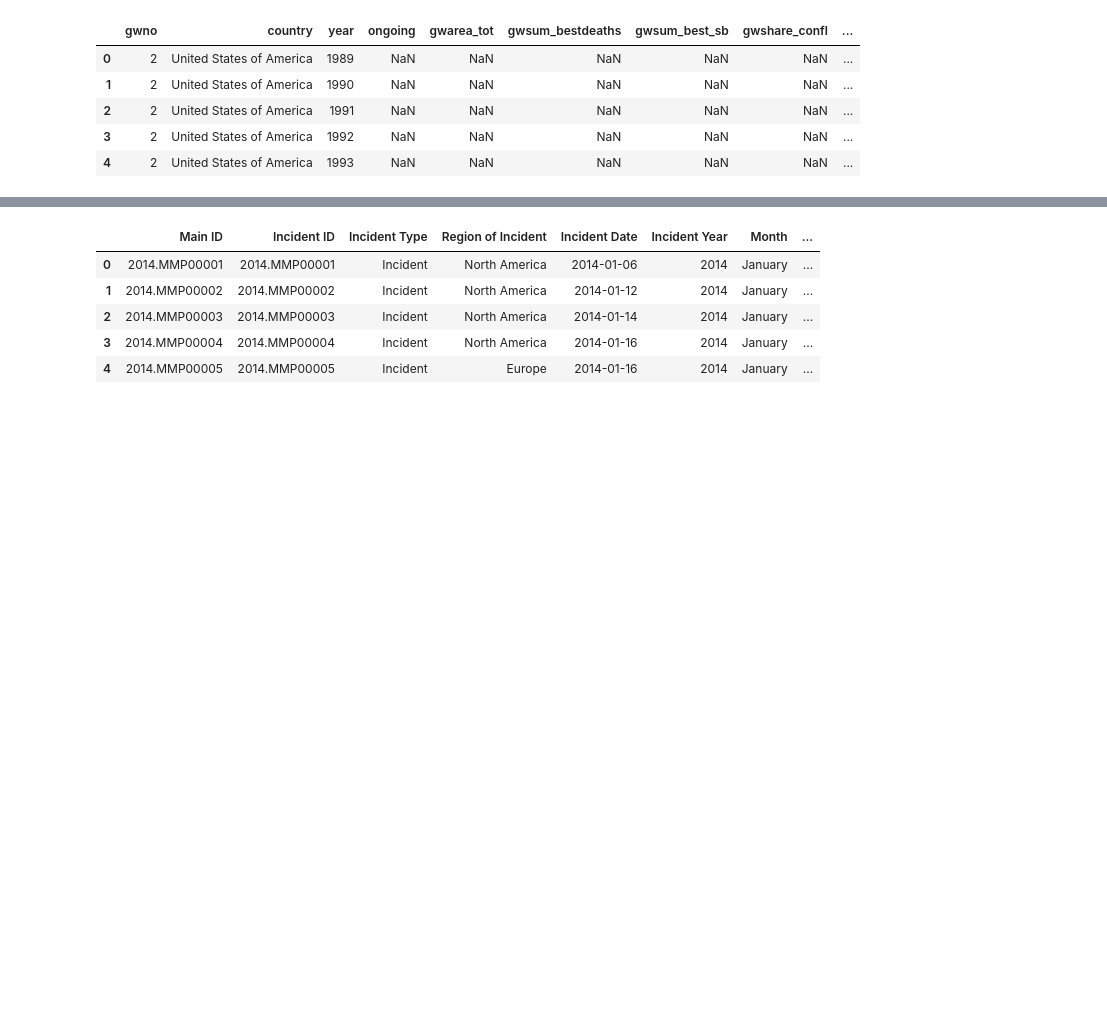
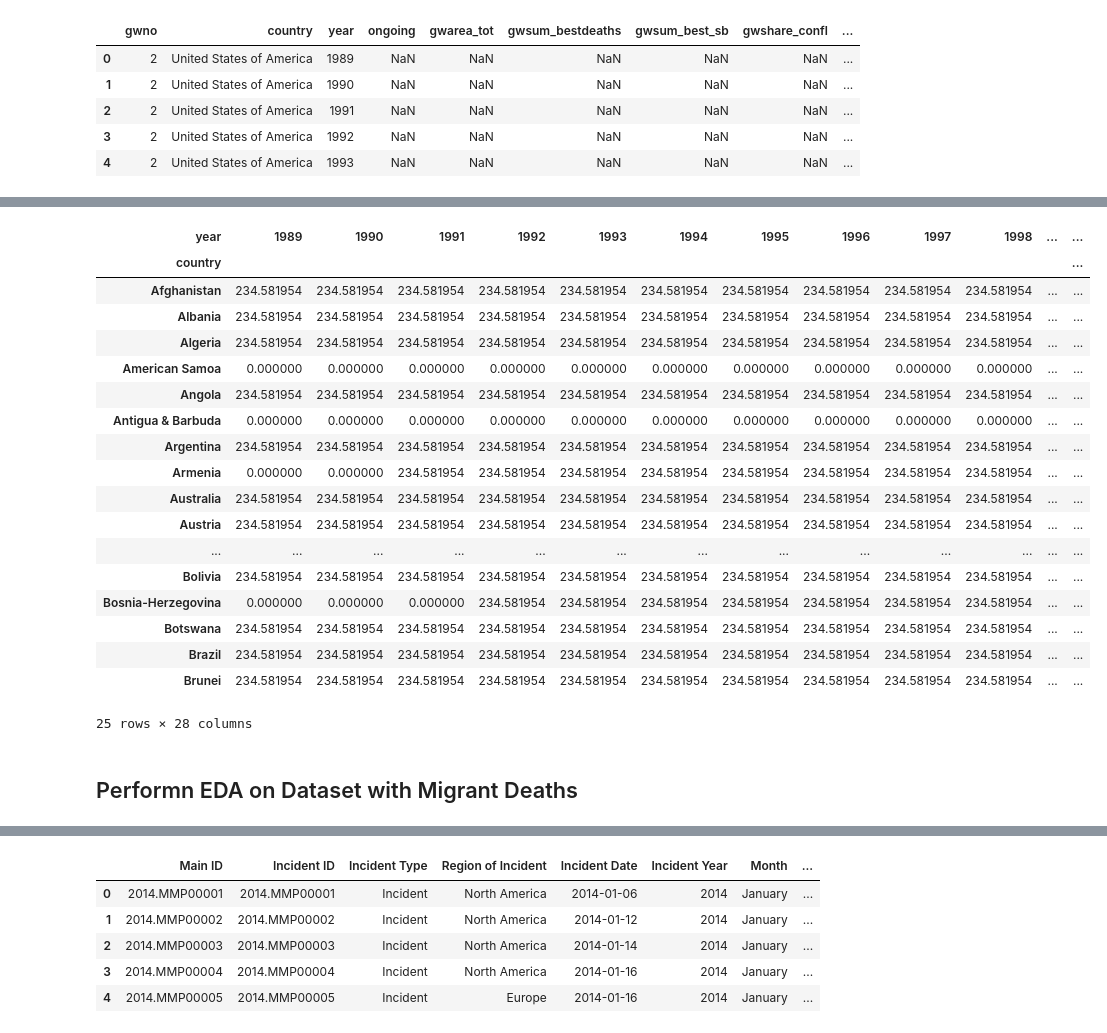
Before and after one commit to karengrrr/project-immigration, a Jupyter notebook: Migrants.ipynb, the cells around one changed output, grey strips where cells are left out. Cells and saved outputs as stored; diff of their text form; code cells hidden in the pictures; blank space fills up the shorter version.

```diff
--- a/Migrants.ipynb
+++ b/Migrants.ipynb
@@ -5,5 +10,5 @@ import matplotlib.pyplot as plt
 # %%
-conflicts_data = pd.read_excel("data/time_series_short_new_0.xls")
+conflicts_data = pd.read_excel("project-immigration/data/conflicts.xls")
 # %%
 conflicts_data.head()
 # %% [output]
@@ -15,0 +44,14 @@ conflicts_data.head()
+# %%
+# Replace NaN values in numeric columns with the mean except the "Ongoing" column
+
+for col in conflicts_data.columns:
+    exclude_columns = ['ongoing', 'maxintensity', 'maxcumulativeintensity']
+
+for col in conflicts_data.columns:
+    if col not in exclude_columns:
+        # Calculate the mean of the column, ignoring NaNs
+        mean_value = pd.to_numeric(conflicts_data[col], errors='coerce').mean()
+        # Replace NaN values with the mean value
+        conflicts_data[col] = conflicts_data[col].fillna(mean_value)
+
+conflicts_data.head()
@@ -16 +499,30 @@ conflicts_data.head()
+# %%
+deaths_per_year_country = conflicts_data.groupby(['country', 'year'])['gwsum_bestdeaths'].sum().reset_index(name='death_count')
+
+# Pivot the DataFrame to have years as columns
+deaths_per_year_country = deaths_per_year_country.pivot(index='country', columns='year', values='death_count').fillna(0)
+
+deaths_per_year_country.head(25)
+# %% [output]
+| year | 1989 | 1990 | 1991 | 1992 | 1993 | 1994 | 1995 | 1996 | 1997 | 1998 | ... | ... |
+| country |  |  |  |  |  |  |  |  |  |  |  | ... |
+| Afghanistan | 234.581954 | 234.581954 | 234.581954 | 234.581954 | 234.581954 | 234.581954 | 234.581954 | 234.581954 | 234.581954 | 234.581954 | ... | ... |
+| Albania | 234.581954 | 234.581954 | 234.581954 | 234.581954 | 234.581954 | 234.581954 | 234.581954 | 234.581954 | 234.581954 | 234.581954 | ... | ... |
+| Algeria | 234.581954 | 234.581954 | 234.581954 | 234.581954 | 234.581954 | 234.581954 | 234.581954 | 234.581954 | 234.581954 | 234.581954 | ... | ... |
+| American Samoa | 0.000000 | 0.000000 | 0.000000 | 0.000000 | 0.000000 | 0.000000 | 0.000000 | 0.000000 | 0.000000 | 0.000000 | ... | ... |
+| Angola | 234.581954 | 234.581954 | 234.581954 | 234.581954 | 234.581954 | 234.581954 | 234.581954 | 234.581954 | 234.581954 | 234.581954 | ... | ... |
+| Antigua & Barbuda | 0.000000 | 0.000000 | 0.000000 | 0.000000 | 0.000000 | 0.000000 | 0.000000 | 0.000000 | 0.000000 | 0.000000 | ... | ... |
+| Argentina | 234.581954 | 234.581954 | 234.581954 | 234.581954 | 234.581954 | 234.581954 | 234.581954 | 234.581954 | 234.581954 | 234.581954 | ... | ... |
+| Armenia | 0.000000 | 0.000000 | 234.581954 | 234.581954 | 234.581954 | 234.581954 | 234.581954 | 234.581954 | 234.581954 | 234.581954 | ... | ... |
+| Australia | 234.581954 | 234.581954 | 234.581954 | 234.581954 | 234.581954 | 234.581954 | 234.581954 | 234.581954 | 234.581954 | 234.581954 | ... | ... |
+| Austria | 234.581954 | 234.581954 | 234.581954 | 234.581954 | 234.581954 | 234.581954 | 234.581954 | 234.581954 | 234.581954 | 234.581954 | ... | ... |
+| ... | ... | ... | ... | ... | ... | ... | ... | ... | ... | ... | ... | ... |
+| Bolivia | 234.581954 | 234.581954 | 234.581954 | 234.581954 | 234.581954 | 234.581954 | 234.581954 | 234.581954 | 234.581954 | 234.581954 | ... | ... |
+| Bosnia-Herzegovina | 0.000000 | 0.000000 | 0.000000 | 234.581954 | 234.581954 | 234.581954 | 234.581954 | 234.581954 | 234.581954 | 234.581954 | ... | ... |
+| Botswana | 234.581954 | 234.581954 | 234.581954 | 234.581954 | 234.581954 | 234.581954 | 234.581954 | 234.581954 | 234.581954 | 234.581954 | ... | ... |
+| Brazil | 234.581954 | 234.581954 | 234.581954 | 234.581954 | 234.581954 | 234.581954 | 234.581954 | 234.581954 | 234.581954 | 234.581954 | ... | ... |
+| Brunei | 234.581954 | 234.581954 | 234.581954 | 234.581954 | 234.581954 | 234.581954 | 234.581954 | 234.581954 | 234.581954 | 234.581954 | ... | ... |
+25 rows × 28 columns
+# %% [markdown]
+## Performn EDA on Dataset with Migrant Deaths
 # %%
```
Also changed, not shown: parts of 27 cells of this notebook.
